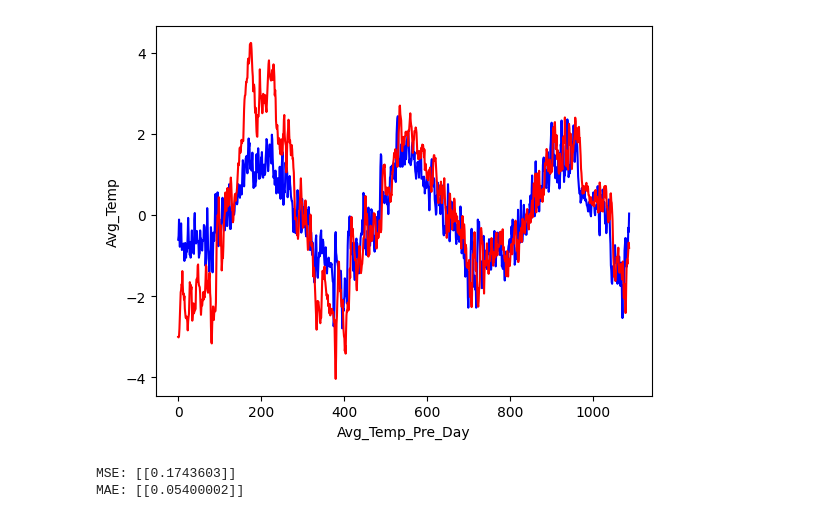
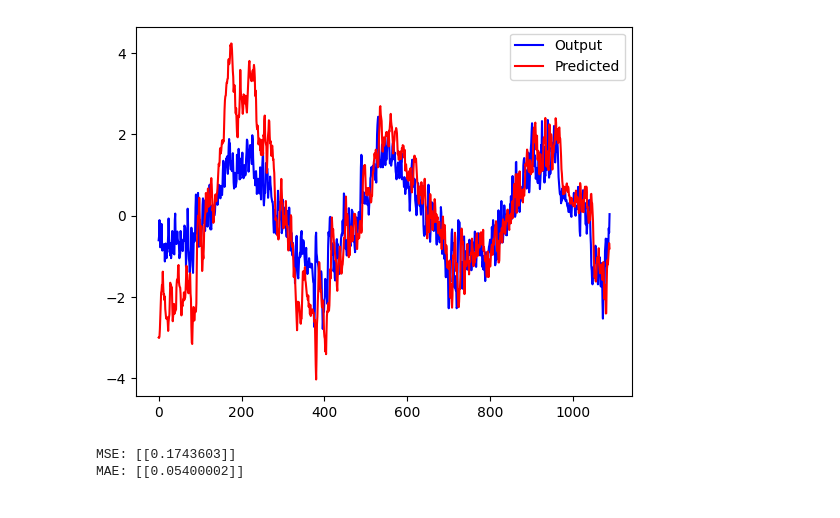
Before and after one commit to mikitomi21/Weather_Prediction, a Jupyter notebook: pres_NeuralNetwork.ipynb, the cells around one changed output. Saved outputs shown, nothing was run; the diff lists cells and outputs as text; code cells hidden in the pictures.

Commit message:
Delete wrong names and add legend

```diff
--- a/pres_NeuralNetwork.ipynb
+++ b/pres_NeuralNetwork.ipynb
@@ -35,13 +35,12 @@ for i in range(lenght):
         sum2 += pow((network.output - network.y), 2)
 # %%
 x = np.arange(lenght)
-plt.plot(x, y_output, 'b')
-plt.plot(x, y_pred, 'r')
-plt.xlabel('Avg_Temp_Pre_Day')
-plt.ylabel('Avg_Temp')
+plt.plot(x, y_output, 'b', label="Output")
+plt.plot(x, y_pred, 'r', label="Predicted")
+plt.legend()
 plt.show()
 # %% [output]
-[figure, old version]
+[figure, new version]
 # %%
 print(f"MSE: {sum2/lenght}")
 print(f"MAE: {sum1/lenght}")
```
